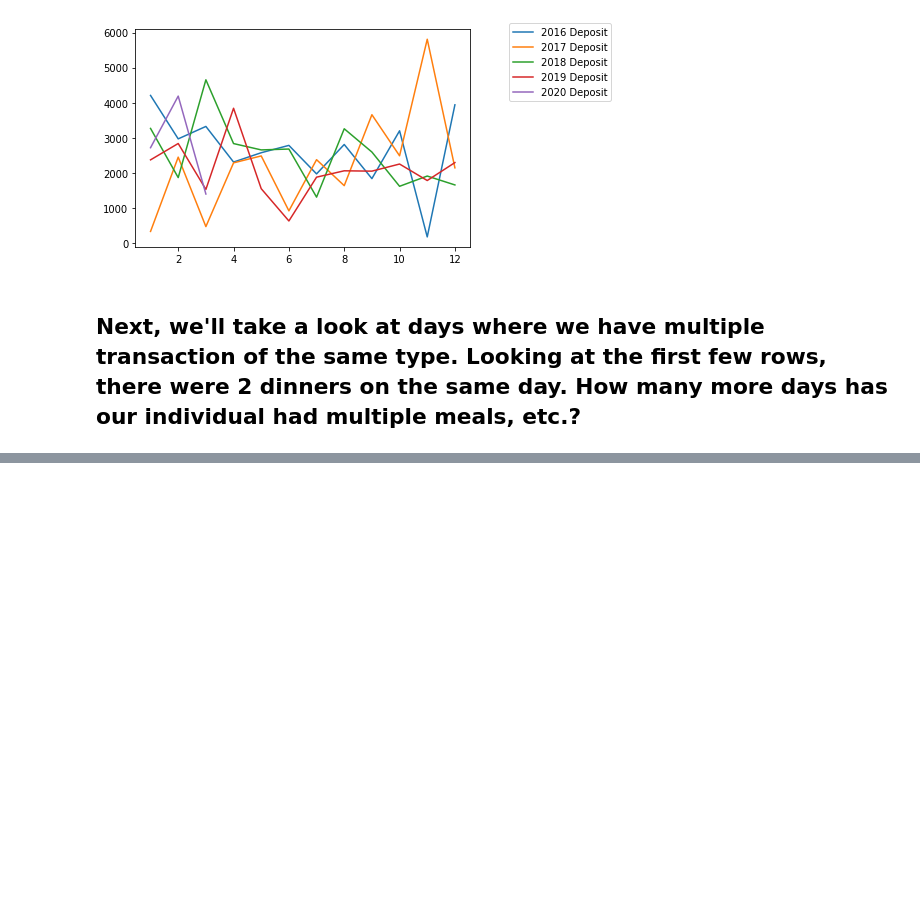
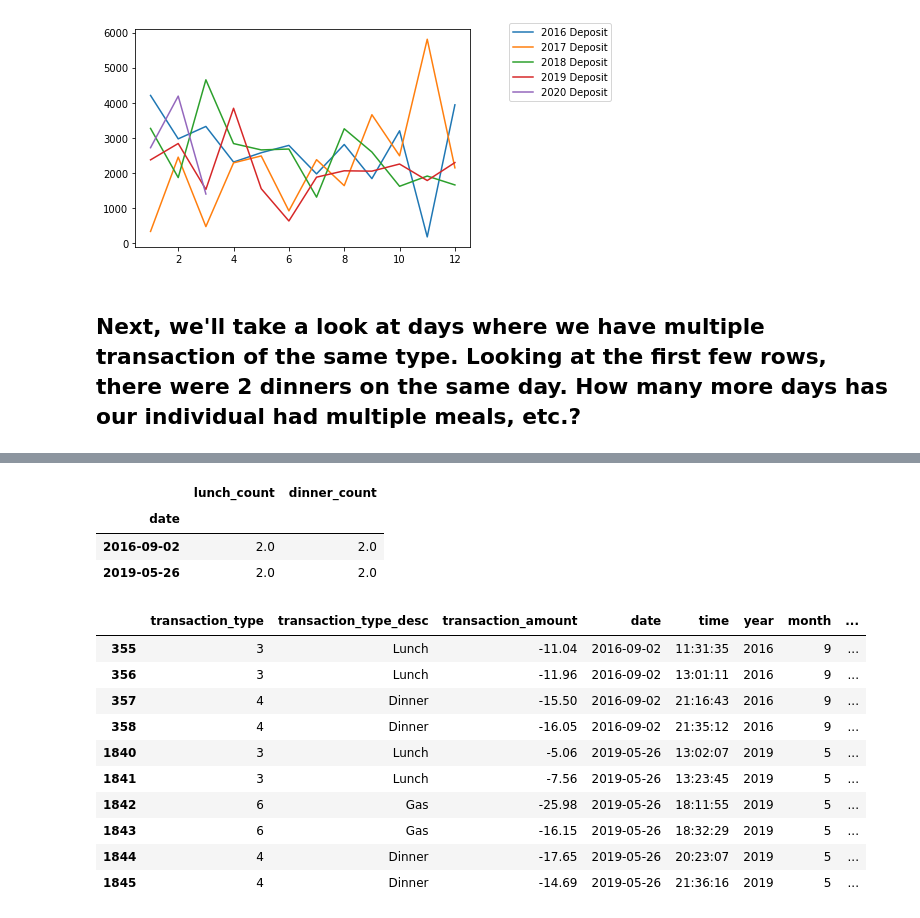
Before and after one commit to josephburton06/python_practice, a Jupyter notebook: checkbook_analysis.ipynb, the cells around one changed output, grey strips where cells are left out. Drawn from its saved outputs; the diff is of its cells as text; code cells hidden in the pictures; blank space fills up the shorter version.

Commit message:
Add lunch/dinner counts, weekday vs weekend averages

```diff
--- a/checkbook_analysis.ipynb
+++ b/checkbook_analysis.ipynb
@@ -149,0 +212,22 @@ ax.legend(bbox_to_anchor=(1.1, 1.05))
+# %%
+combo_two_plus = pd.DataFrame(lunch_counts_two_plus.join(dinner_counts_two_plus, lsuffix='date', rsuffix='date', how='outer'))
+combo_two_plus[(combo_two_plus.lunch_count >= 2) & (combo_two_plus.dinner_count >= 2)]
+# %% [output]
+|  | lunch_count | dinner_count |
+| date |  |  |
+| 2016-09-02 | 2.0 | 2.0 |
+| 2019-05-26 | 2.0 | 2.0 |
+# %%
+df[(df.date == '2016-09-02') | (df.date == '2019-05-26')]
+# %% [output]
+|  | transaction_type | transaction_type_desc | transaction_amount | date | time | year | month | ... |
+| 355 | 3 | Lunch | -11.04 | 2016-09-02 | 11:31:35 | 2016 | 9 | ... |
+| 356 | 3 | Lunch | -11.96 | 2016-09-02 | 13:01:11 | 2016 | 9 | ... |
+| 357 | 4 | Dinner | -15.50 | 2016-09-02 | 21:16:43 | 2016 | 9 | ... |
+| 358 | 4 | Dinner | -16.05 | 2016-09-02 | 21:35:12 | 2016 | 9 | ... |
+| 1840 | 3 | Lunch | -5.06 | 2019-05-26 | 13:02:07 | 2019 | 5 | ... |
+| 1841 | 3 | Lunch | -7.56 | 2019-05-26 | 13:23:45 | 2019 | 5 | ... |
+| 1842 | 6 | Gas | -25.98 | 2019-05-26 | 18:11:55 | 2019 | 5 | ... |
+| 1843 | 6 | Gas | -16.15 | 2019-05-26 | 18:32:29 | 2019 | 5 | ... |
+| 1844 | 4 | Dinner | -17.65 | 2019-05-26 | 20:23:07 | 2019 | 5 | ... |
+| 1845 | 4 | Dinner | -14.69 | 2019-05-26 | 21:36:16 | 2019 | 5 | ... |
```
Also changed, not shown: parts of 10 cells of this notebook.
